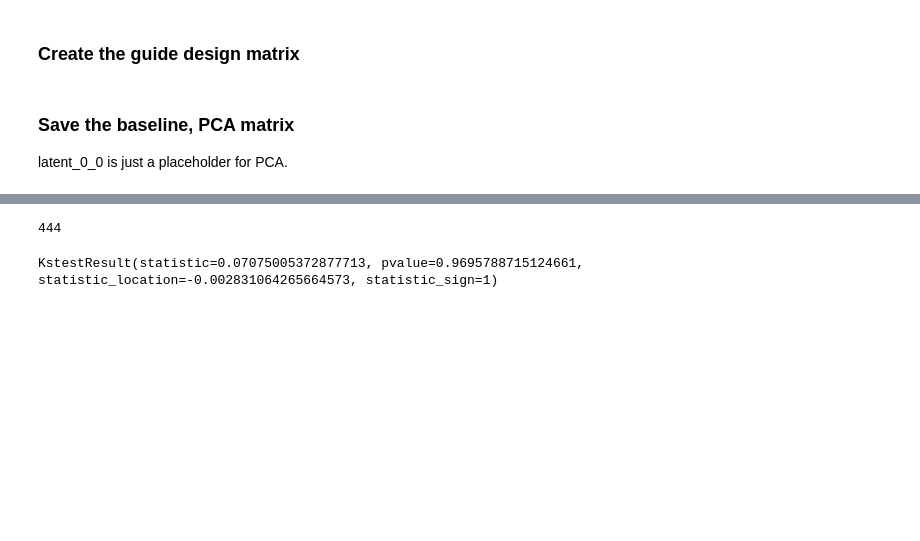
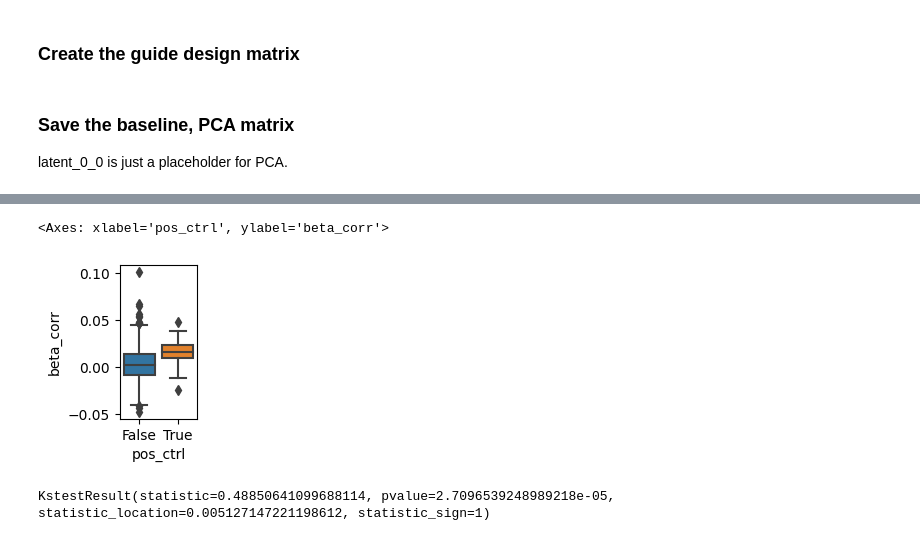
Before and after one commit to mincheoly/CS182A-project, a Jupyter notebook: analysis/setup_analysis.ipynb, the cells around one changed output, grey strips where cells are left out. Saved outputs shown, nothing was run; the diff lists cells and outputs as text; code cells hidden in the pictures; blank space fills up the shorter version.

```diff
--- a/analysis/setup_analysis.ipynb
+++ b/analysis/setup_analysis.ipynb
@@ -59,4 +51,0 @@ affected_genes = coefs_df.index[((coefs_df > 0.1).sum(axis=1) > 0)].tolist()
-# %%
-len(affected_genes)
-# %% [output]
-444
@@ -65,12 +52,13 @@ coefs_df = coefs_df.loc[affected_genes]
-# %%
-guide_pairs = pd.DataFrame(itertools.combinations(guide_list, 2),columns=['guide1', 'guide2'])
-# %%
-guide_pairs['beta_corr'] = [stats.pearsonr(coefs_df[row['guide1']], coefs_df[row['guide2']])[0] for idx, row in guide_pairs.iterrows()]
-# %%
-guide_pairs['paired'] = guide_pairs['guide1'].str.split('_').str[1] == guide_pairs['guide2'].str.split('_').str[1]
+# %%
+plt.figure(figsize=(1,2))
+sns.boxplot(x='pos_ctrl', y='beta_corr', data=guide_pairs)
+# sns.stripplot(x='pos_ctrl', y='beta_corr', data=guide_pairs)
+# %% [output]
+<Axes: xlabel='pos_ctrl', ylabel='beta_corr'>
+[figure, added]
 # %%
 stats.ks_2samp(
-    guide_pairs.query('~paired').beta_corr,
-    guide_pairs.query('paired').beta_corr)
+    guide_pairs.query('~pos_ctrl').beta_corr,
+    guide_pairs.query('pos_ctrl').beta_corr)
 # %% [output]
-KstestResult(statistic=0.07075005372877713, pvalue=0.9695788715124661, statistic_location=-0.002831064265664573, statistic_sign=1)
+KstestResult(statistic=0.48850641099688114, pvalue=2.7096539248989218e-05, statistic_location=0.005127147221198612, statistic_sign=1)
```
Also changed, not shown: parts of 27 cells of this notebook, 6 other files.
